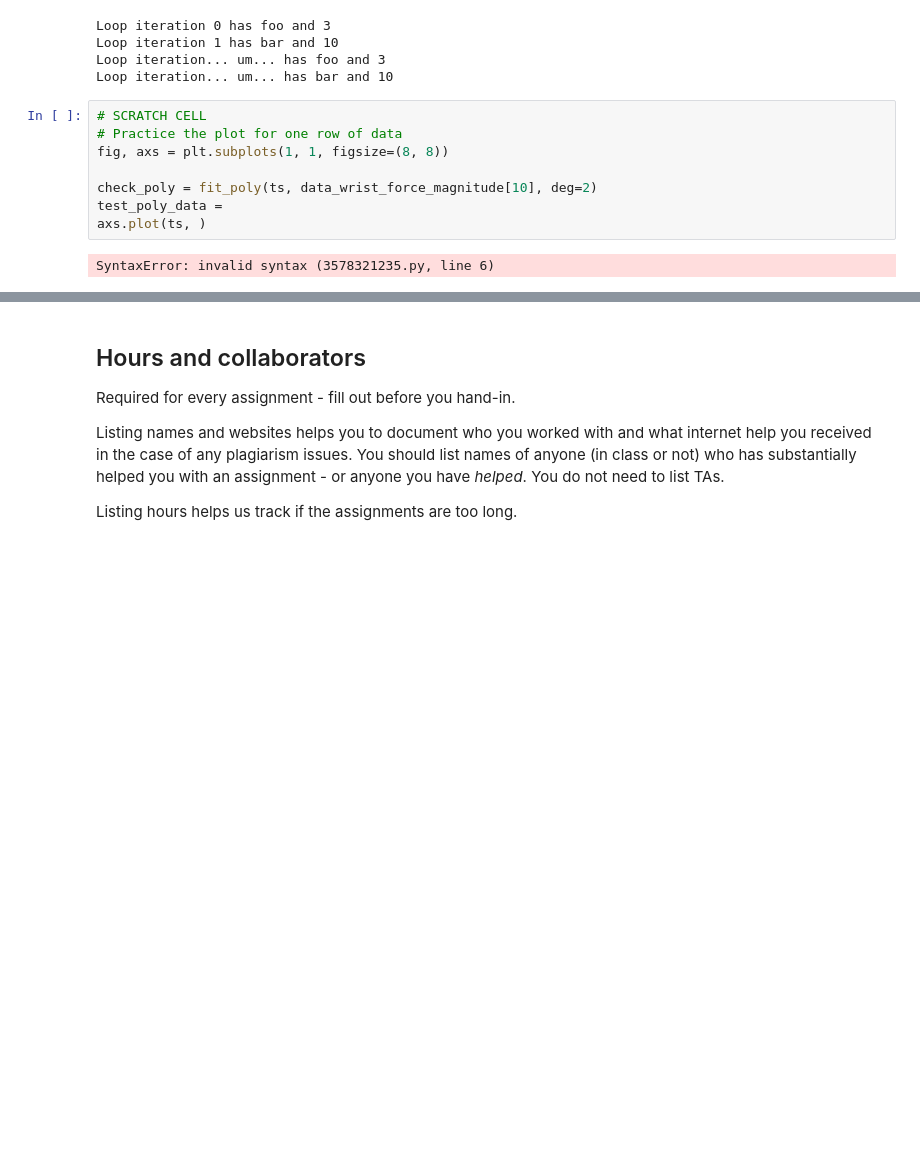
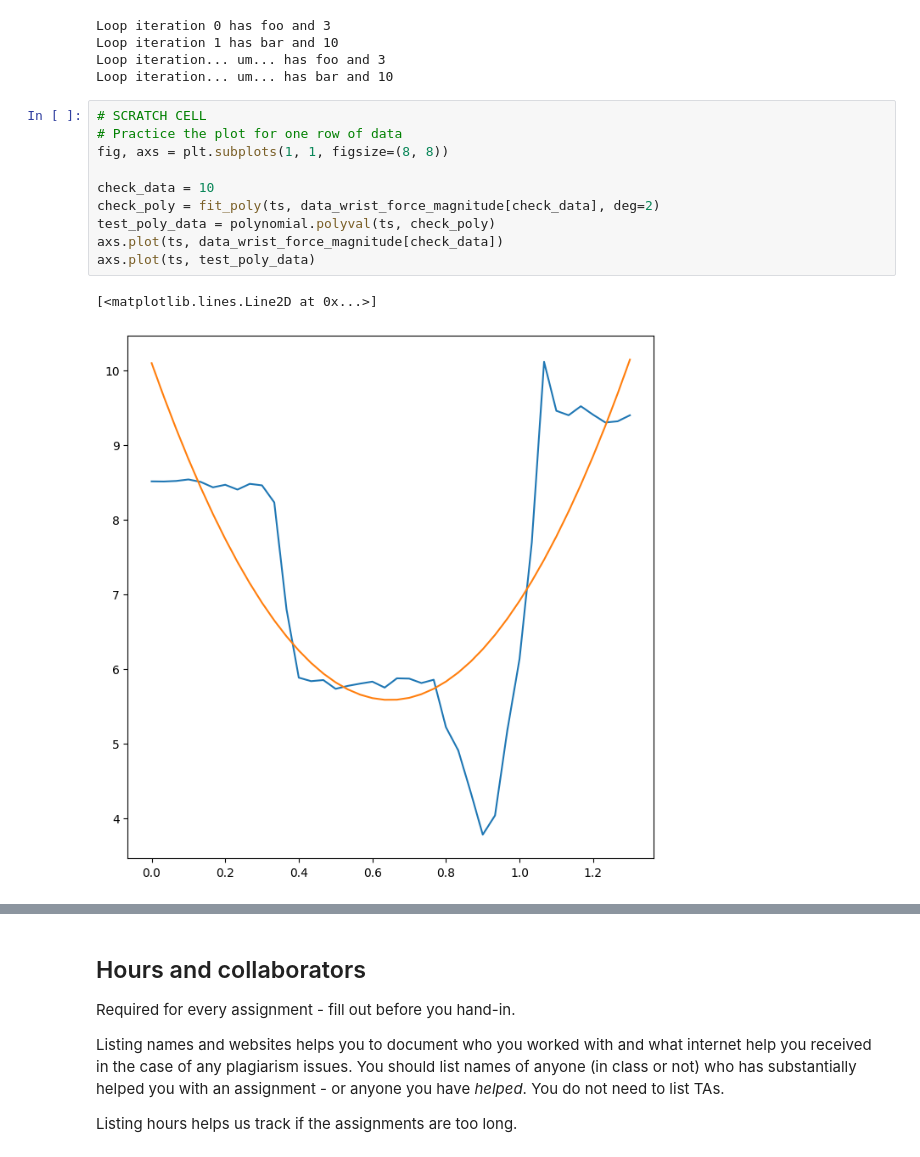
Before and after one commit to JPizzleDrizzle/JPIntroPythonProgramming, a Jupyter notebook: Week_4_fitting/Lab_4_data_fitting.ipynb, the cells around one changed output, grey strips where cells are left out. Drawn from its saved outputs; the diff is of its cells as text; blank space fills up the shorter version.

```diff
--- a/Week_4_fitting/Lab_4_data_fitting.ipynb
+++ b/Week_4_fitting/Lab_4_data_fitting.ipynb
@@ -329,13 +329,16 @@ Loop iteration... um... has bar and 10
 # %%
 # SCRATCH CELL
 # Practice the plot for one row of data
 fig, axs = plt.subplots(1, 1, figsize=(8, 8))
 
-check_poly = fit_poly(ts, data_wrist_force_magnitude[10], deg=2)
-test_poly_data =
-axs.plot(ts, )
+check_data = 10
+check_poly = fit_poly(ts, data_wrist_force_magnitude[check_data], deg=2)
+test_poly_data = polynomial.polyval(ts, check_poly)
+axs.plot(ts, data_wrist_force_magnitude[check_data])
+axs.plot(ts, test_poly_data)
 # %% [output]
-SyntaxError: invalid syntax (3578321235.py, line 6)
+[<matplotlib.lines.Line2D at 0x...>]
+[figure, added]
 # %%
 # Note: This code will all work even if you change the number of rows/columns
 n_rows = 4
```
Also changed, not shown: parts of 4 cells of this notebook, 1 other file.
